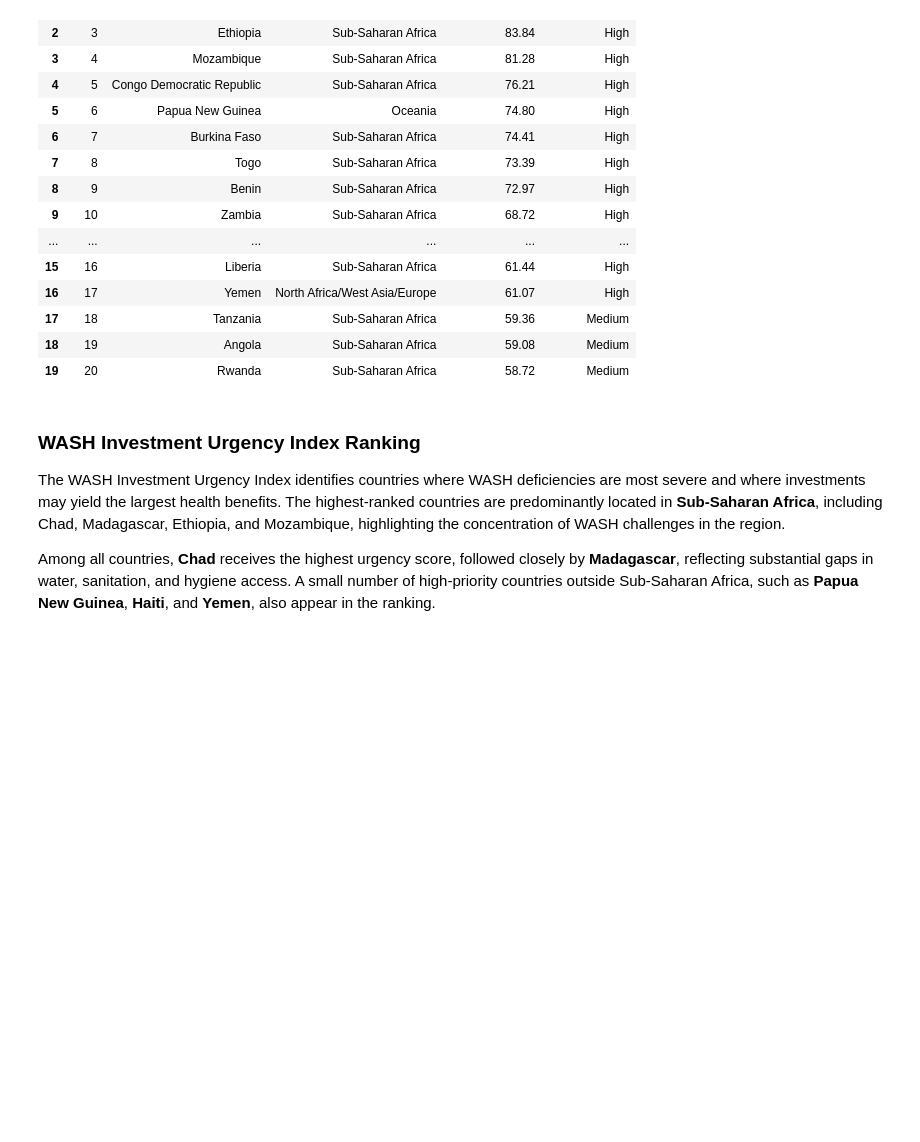
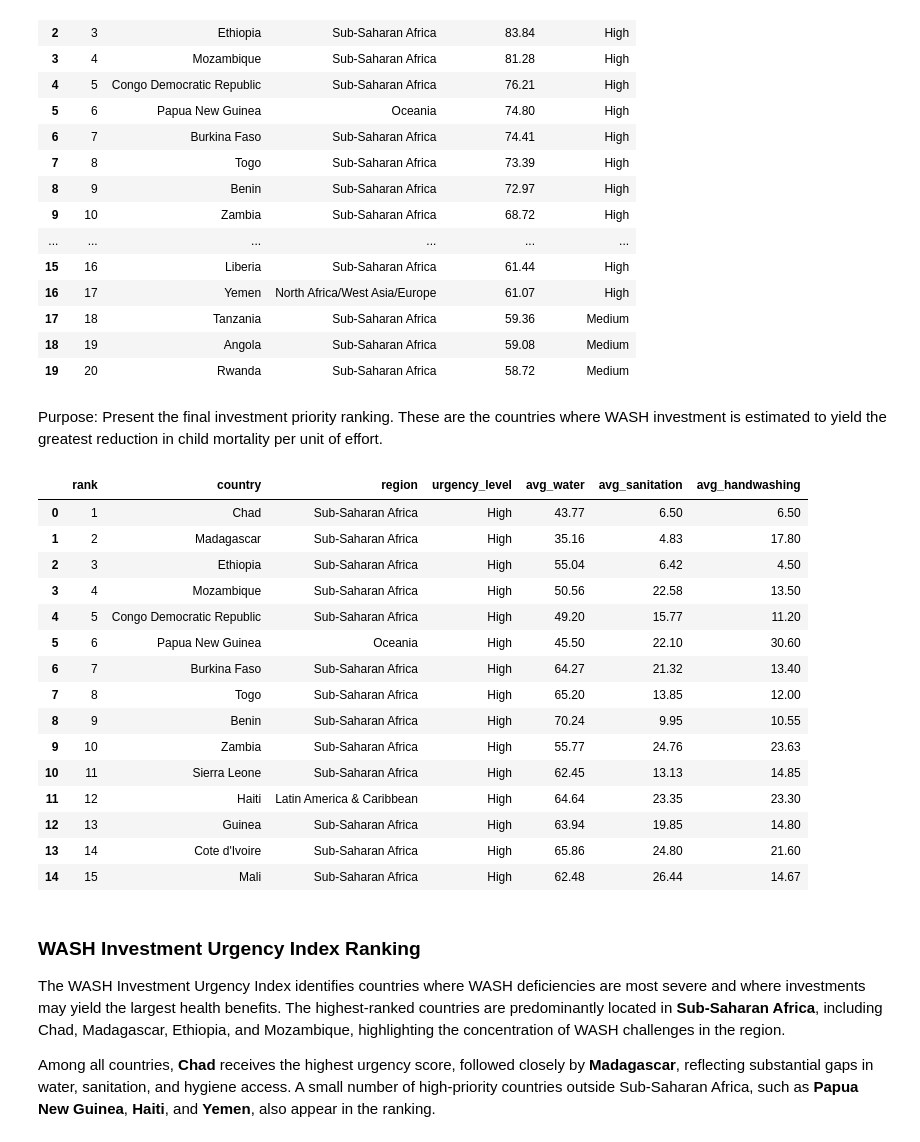
Before and after one commit to lixinrann/BUSN31150-Final-Project, a Jupyter notebook: Python_final_v1.ipynb, the cells around one changed output. Saved outputs shown, nothing was run; the diff lists cells and outputs as text; code cells hidden in the pictures; blank space fills up the shorter version.

```diff
--- a/Python_final_v1.ipynb
+++ b/Python_final_v1.ipynb
@@ -1287,6 +1288,49 @@ pd.read_sql(q9, conn)
 | 17 | 18 | Tanzania | Sub-Saharan Africa | 59.36 | Medium |
 | 18 | 19 | Angola | Sub-Saharan Africa | 59.08 | Medium |
 | 19 | 20 | Rwanda | Sub-Saharan Africa | 58.72 | Medium |
+# %% [markdown]
+Purpose: Present the final investment priority ranking.
+These are the countries where WASH investment is estimated to yield the greatest reduction in child mortality per unit of effort.
+# %%
+# SQL Query 10: WASH-gap diagnostic for top-urgency countries
+# This query returns 2020–2024 average WASH indicators for the top 15 urgency countries.
+
+q11 = """
+SELECT
+    u.rank,
+    u.country,
+    u.region,
+    u.urgency_level,
+    ROUND(AVG(w.improved_water_pct), 2) AS avg_water,
+    ROUND(AVG(w.basic_sanitation_pct), 2) AS avg_sanitation,
+    ROUND(AVG(w.basic_handwashing_pct), 2) AS avg_handwashing
+FROM urgency_results AS u
+JOIN wash_main AS w
+    ON u.country = w.country
+WHERE u.rank <= 15
+
+GROUP BY u.rank, u.country, u.region, u.urgency_level
+ORDER BY u.rank
+"""
+
+pd.read_sql(q11, conn)
+# %% [output]
+|  | rank | country | region | urgency_level | avg_water | avg_sanitation | avg_handwashing |
+| 0 | 1 | Chad | Sub-Saharan Africa | High | 43.77 | 6.50 | 6.50 |
+| 1 | 2 | Madagascar | Sub-Saharan Africa | High | 35.16 | 4.83 | 17.80 |
+| 2 | 3 | Ethiopia | Sub-Saharan Africa | High | 55.04 | 6.42 | 4.50 |
+| 3 | 4 | Mozambique | Sub-Saharan Africa | High | 50.56 | 22.58 | 13.50 |
+| 4 | 5 | Congo Democratic Republic | Sub-Saharan Africa | High | 49.20 | 15.77 | 11.20 |
+| 5 | 6 | Papua New Guinea | Oceania | High | 45.50 | 22.10 | 30.60 |
+| 6 | 7 | Burkina Faso | Sub-Saharan Africa | High | 64.27 | 21.32 | 13.40 |
+| 7 | 8 | Togo | Sub-Saharan Africa | High | 65.20 | 13.85 | 12.00 |
+| 8 | 9 | Benin | Sub-Saharan Africa | High | 70.24 | 9.95 | 10.55 |
+| 9 | 10 | Zambia | Sub-Saharan Africa | High | 55.77 | 24.76 | 23.63 |
+| 10 | 11 | Sierra Leone | Sub-Saharan Africa | High | 62.45 | 13.13 | 14.85 |
+| 11 | 12 | Haiti | Latin America & Caribbean | High | 64.64 | 23.35 | 23.30 |
+| 12 | 13 | Guinea | Sub-Saharan Africa | High | 63.94 | 19.85 | 14.80 |
+| 13 | 14 | Cote d'Ivoire | Sub-Saharan Africa | High | 65.86 | 24.80 | 21.60 |
+| 14 | 15 | Mali | Sub-Saharan Africa | High | 62.48 | 26.44 | 14.67 |
 # %% [markdown]
 ### WASH Investment Urgency Index Ranking
 
```
Also changed, not shown: parts of 31 cells of this notebook.
